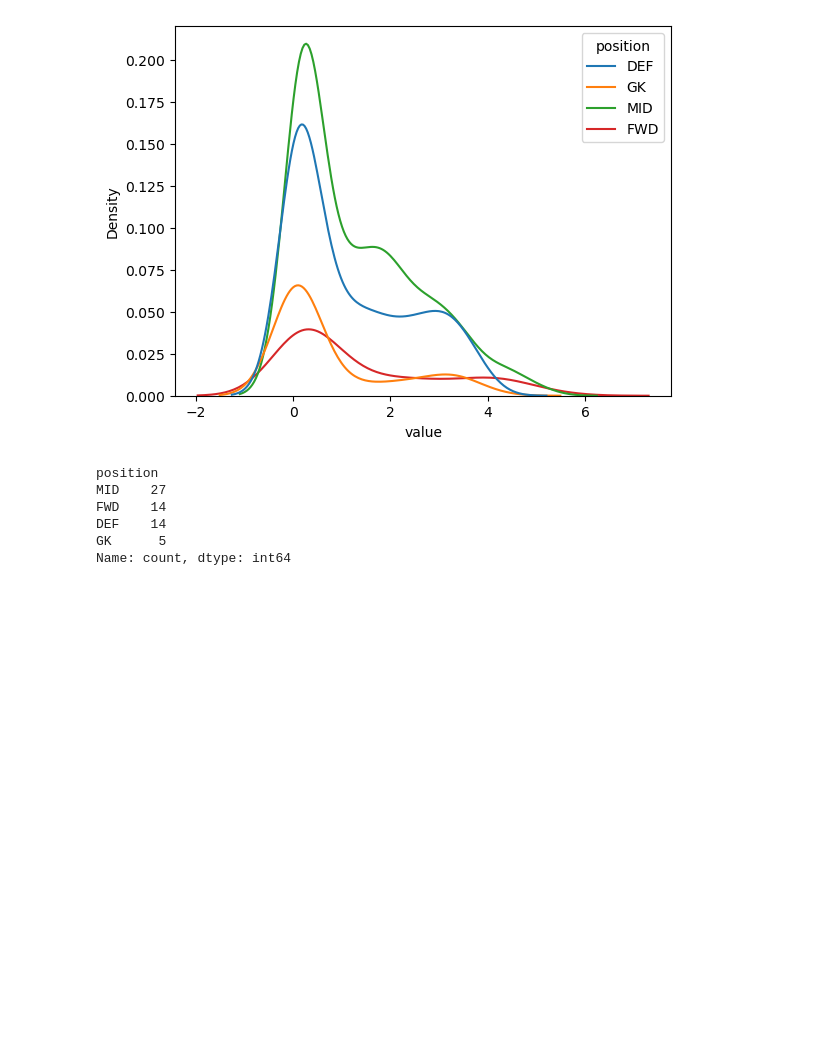
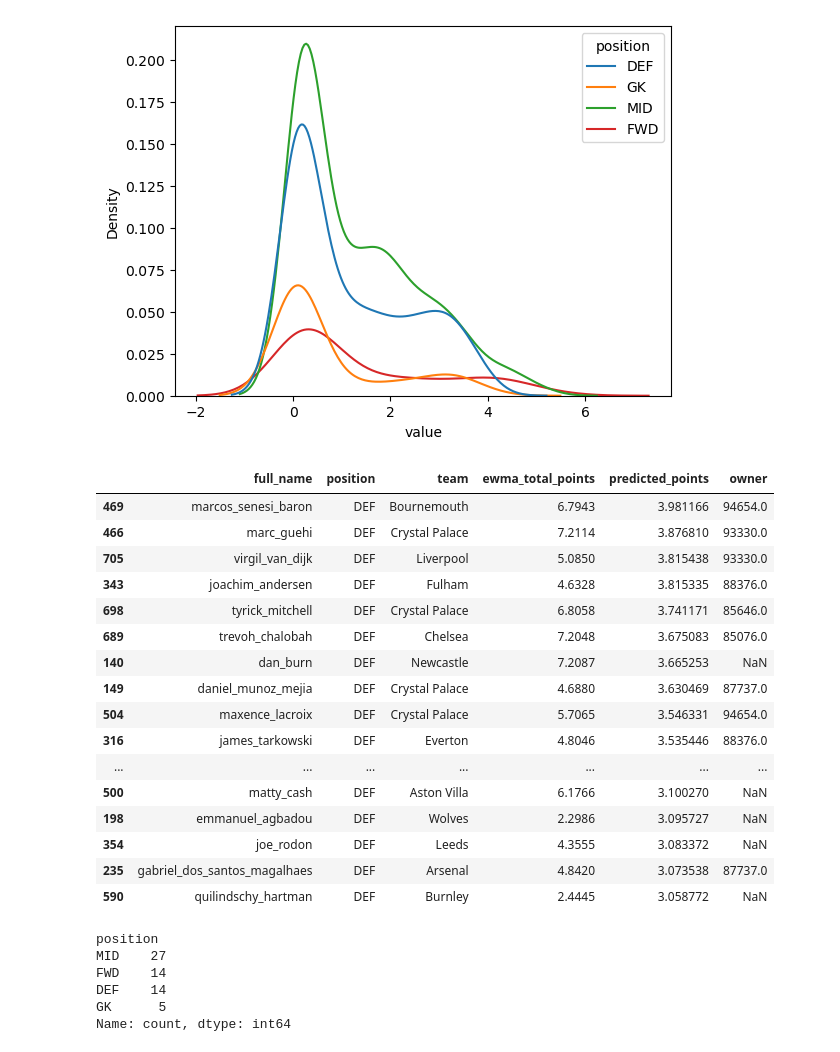
Before and after one commit to doug-ellis/draft_fpl_2526, a Jupyter notebook: transfer/outputs/looking.ipynb, the cells around one changed output. Saved outputs shown, nothing was run; the diff lists cells and outputs as text; code cells hidden in the pictures; blank space fills up the shorter version.

```diff
--- a/transfer/outputs/looking.ipynb
+++ b/transfer/outputs/looking.ipynb
@@ -11,6 +11,26 @@ sns.kdeplot(data=df.melt(id_vars=['full_name', 'position']).query('variable=="pr
 # %% [output]
 <Axes: xlabel='value', ylabel='Density'>
 [figure]
+# %%
+df_sorted.query('position=="DEF"').head(30)
+# %% [output]
+|  | full_name | position | team | ewma_total_points | predicted_points | owner |
+| 469 | marcos_senesi_baron | DEF | Bournemouth | 6.7943 | 3.981166 | 94654.0 |
+| 466 | marc_guehi | DEF | Crystal Palace | 7.2114 | 3.876810 | 93330.0 |
+| 705 | virgil_van_dijk | DEF | Liverpool | 5.0850 | 3.815438 | 93330.0 |
+| 343 | joachim_andersen | DEF | Fulham | 4.6328 | 3.815335 | 88376.0 |
+| 698 | tyrick_mitchell | DEF | Crystal Palace | 6.8058 | 3.741171 | 85646.0 |
+| 689 | trevoh_chalobah | DEF | Chelsea | 7.2048 | 3.675083 | 85076.0 |
+| 140 | dan_burn | DEF | Newcastle | 7.2087 | 3.665253 | NaN |
+| 149 | daniel_munoz_mejia | DEF | Crystal Palace | 4.6880 | 3.630469 | 87737.0 |
+| 504 | maxence_lacroix | DEF | Crystal Palace | 5.7065 | 3.546331 | 94654.0 |
+| 316 | james_tarkowski | DEF | Everton | 4.8046 | 3.535446 | 88376.0 |
+| ... | ... | ... | ... | ... | ... | ... |
+| 500 | matty_cash | DEF | Aston Villa | 6.1766 | 3.100270 | NaN |
+| 198 | emmanuel_agbadou | DEF | Wolves | 2.2986 | 3.095727 | NaN |
+| 354 | joe_rodon | DEF | Leeds | 4.3555 | 3.083372 | NaN |
+| 235 | gabriel_dos_santos_magalhaes | DEF | Arsenal | 4.8420 | 3.073538 | 87737.0 |
+| 590 | quilindschy_hartman | DEF | Burnley | 2.4445 | 3.058772 | NaN |
 # %%
 df_sorted.head(60)['position'].value_counts()
 # %% [output]
```
Also changed, not shown: 3 other files.
